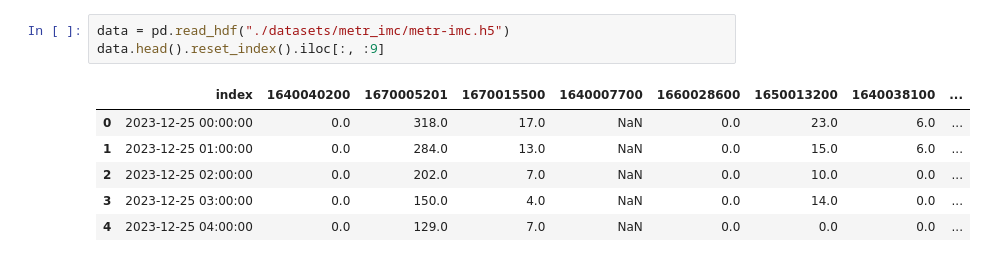
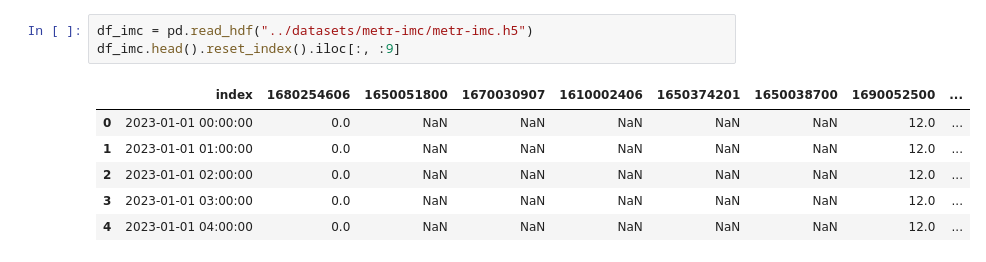
Before and after one commit to ysb06/songdo-traffic, a Jupyter notebook: src/eda.ipynb, the cells around one changed output. Drawn from its saved outputs; the diff is of its cells as text.

```diff
--- a/src/eda.ipynb
+++ b/src/eda.ipynb
@@ -7,10 +31,10 @@ import matplotlib.pyplot as plt
 # %%
-data = pd.read_hdf("./datasets/metr_imc/metr-imc.h5")
-data.head().reset_index().iloc[:, :9]
+df_imc = pd.read_hdf("../datasets/metr-imc/metr-imc.h5")
+df_imc.head().reset_index().iloc[:, :9]
 # %% [output]
-|  | index | 1640040200 | 1670005201 | 1670015500 | 1640007700 | 1660028600 | 1650013200 | 1640038100 | ... |
-| 0 | 2023-12-25 00:00:00 | 0.0 | 318.0 | 17.0 | NaN | 0.0 | 23.0 | 6.0 | ... |
-| 1 | 2023-12-25 01:00:00 | 0.0 | 284.0 | 13.0 | NaN | 0.0 | 15.0 | 6.0 | ... |
-| 2 | 2023-12-25 02:00:00 | 0.0 | 202.0 | 7.0 | NaN | 0.0 | 10.0 | 0.0 | ... |
-| 3 | 2023-12-25 03:00:00 | 0.0 | 150.0 | 4.0 | NaN | 0.0 | 14.0 | 0.0 | ... |
-| 4 | 2023-12-25 04:00:00 | 0.0 | 129.0 | 7.0 | NaN | 0.0 | 0.0 | 0.0 | ... |
+|  | index | 1680254606 | 1650051800 | 1670030907 | 1610002406 | 1650374201 | 1650038700 | 1690052500 | ... |
+| 0 | 2023-01-01 00:00:00 | 0.0 | NaN | NaN | NaN | NaN | NaN | 12.0 | ... |
+| 1 | 2023-01-01 01:00:00 | 0.0 | NaN | NaN | NaN | NaN | NaN | 12.0 | ... |
+| 2 | 2023-01-01 02:00:00 | 0.0 | NaN | NaN | NaN | NaN | NaN | 12.0 | ... |
+| 3 | 2023-01-01 03:00:00 | 0.0 | NaN | NaN | NaN | NaN | NaN | 12.0 | ... |
+| 4 | 2023-01-01 04:00:00 | 0.0 | NaN | NaN | NaN | NaN | NaN | 12.0 | ... |
```
Also changed, not shown: parts of 21 cells of this notebook, 35 other files.
